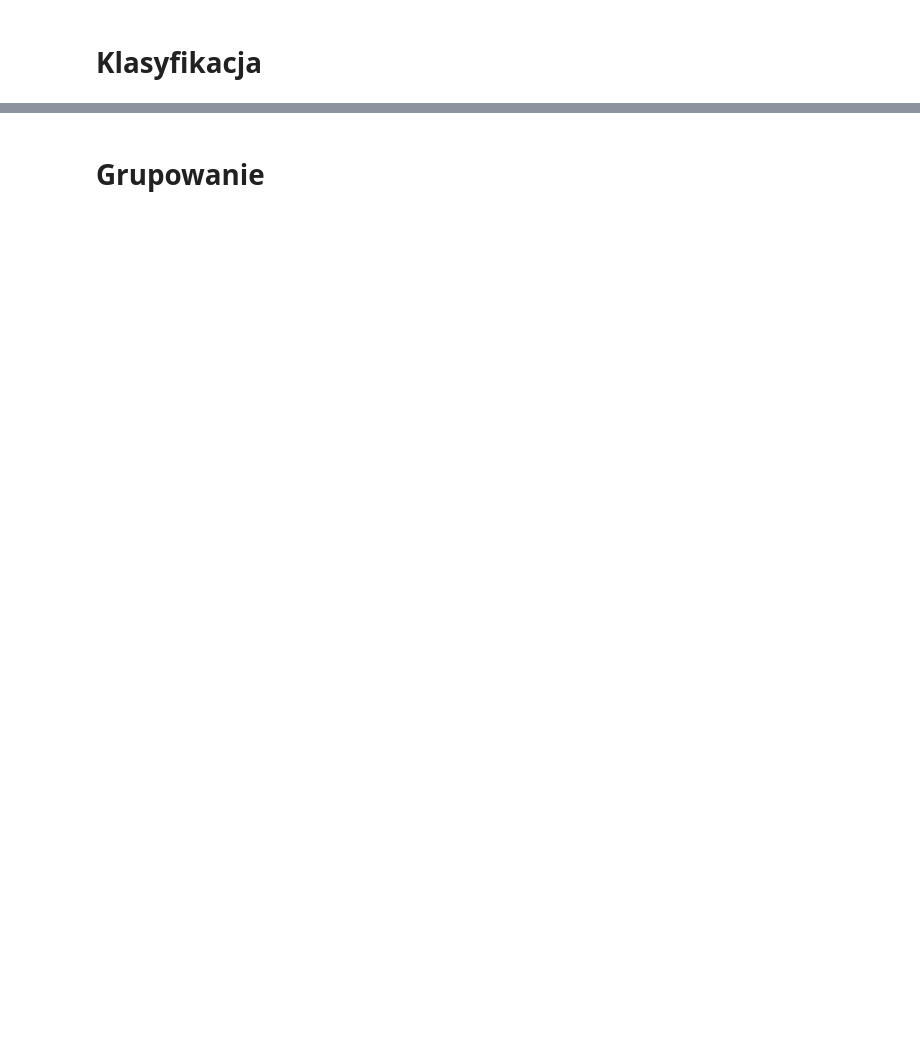
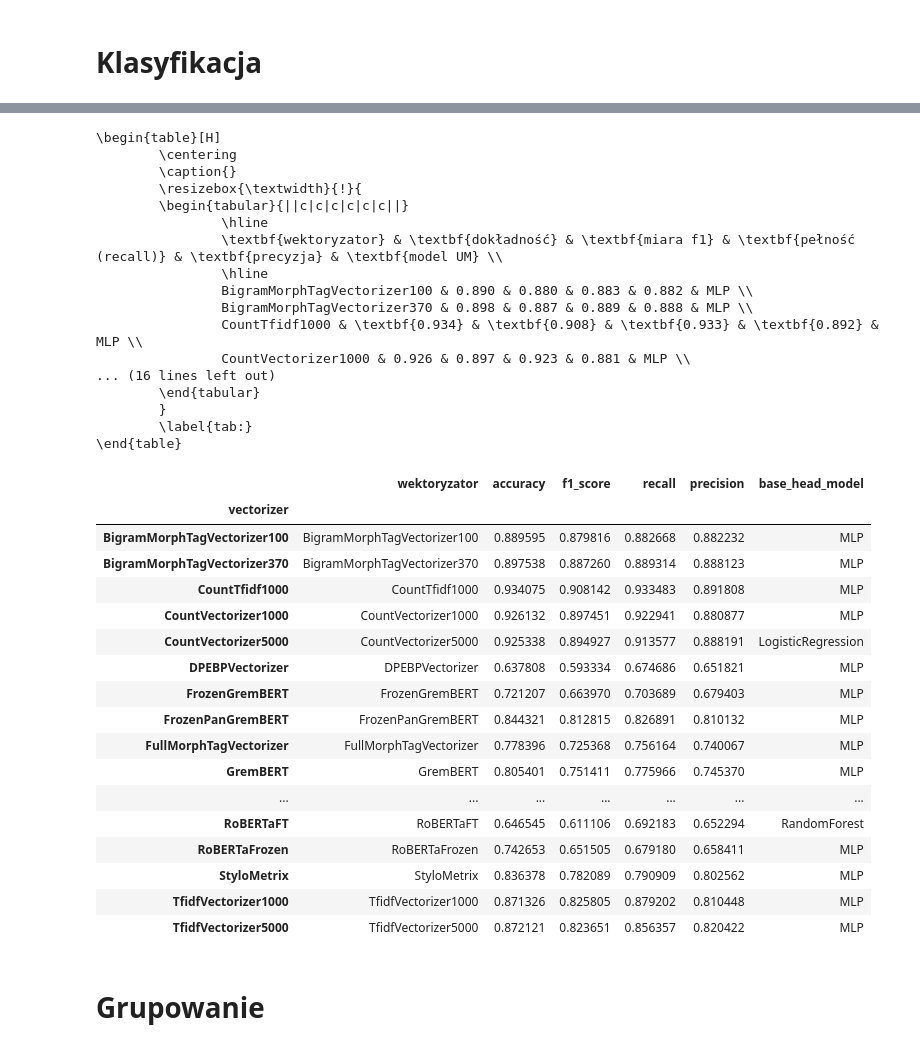
Before and after one commit to WitoldFracek/grembedding, a Jupyter notebook: notebooks/results_analysis.ipynb, the cells around one changed output, grey strips where cells are left out. Cells and saved outputs as stored; diff of their text form; code cells hidden in the pictures; blank space fills up the shorter version.

```diff
--- a/notebooks/results_analysis.ipynb
+++ b/notebooks/results_analysis.ipynb
@@ -93,20 +114,56 @@ print(groups_to_latex_table(
 # %%
 df = (
     results_df
     .classification()
     .dataset('Classics5Authors35Books')
     .data_cleaner('DummyDatacleaner')
-    .sort_values('f1_score')
+    .sort_values('f1_score', ascending=False)
     .groupby('vectorizer')
     .first()
     [['accuracy', 'f1_score', 'recall', 'precision', 'base_head_model']]
 )
 df = include_pivot_index(df, 'wektoryzator')
 print(to_latex_table(
     df,
     column_names=['wektoryzator', 'dokładność', 'miara f1', 'pełność (recall)', 'precyzja', 'model UM'],
     bold_labels=['f1_score', 'accuracy', 'recall', 'precision'],
 ))
 df.style.highlight_max(color = '#666666', axis = 0)
+# %% [output]
+\begin{table}[H]
+        \centering
+        \caption{}
+        \resizebox{\textwidth}{!}{
+        \begin{tabular}{||c|c|c|c|c|c||}
+                \hline
+                \textbf{wektoryzator} & \textbf{dokładność} & \textbf{miara f1} & \textbf{pełność (recall)} & \textbf{precyzja} & \textbf{model UM} \\
+                \hline
+                BigramMorphTagVectorizer100 & 0.890 & 0.880 & 0.883 & 0.882 & MLP \\
+                BigramMorphTagVectorizer370 & 0.898 & 0.887 & 0.889 & 0.888 & MLP \\
+                CountTfidf1000 & \textbf{0.934} & \textbf{0.908} & \textbf{0.933} & \textbf{0.892} & MLP \\
+                CountVectorizer1000 & 0.926 & 0.897 & 0.923 & 0.881 & MLP \\
+... (16 lines left out)
+        \end{tabular}
+        }
+        \label{tab:}
+\end{table}
+|  | wektoryzator | accuracy | f1_score | recall | precision | base_head_model |
+| vectorizer |  |  |  |  |  |  |
+| BigramMorphTagVectorizer100 | BigramMorphTagVectorizer100 | 0.889595 | 0.879816 | 0.882668 | 0.882232 | MLP |
+| BigramMorphTagVectorizer370 | BigramMorphTagVectorizer370 | 0.897538 | 0.887260 | 0.889314 | 0.888123 | MLP |
+| CountTfidf1000 | CountTfidf1000 | 0.934075 | 0.908142 | 0.933483 | 0.891808 | MLP |
+| CountVectorizer1000 | CountVectorizer1000 | 0.926132 | 0.897451 | 0.922941 | 0.880877 | MLP |
+| CountVectorizer5000 | CountVectorizer5000 | 0.925338 | 0.894927 | 0.913577 | 0.888191 | LogisticRegression |
+| DPEBPVectorizer | DPEBPVectorizer | 0.637808 | 0.593334 | 0.674686 | 0.651821 | MLP |
+| FrozenGremBERT | FrozenGremBERT | 0.721207 | 0.663970 | 0.703689 | 0.679403 | MLP |
+| FrozenPanGremBERT | FrozenPanGremBERT | 0.844321 | 0.812815 | 0.826891 | 0.810132 | MLP |
+| FullMorphTagVectorizer | FullMorphTagVectorizer | 0.778396 | 0.725368 | 0.756164 | 0.740067 | MLP |
+| GremBERT | GremBERT | 0.805401 | 0.751411 | 0.775966 | 0.745370 | MLP |
+| ... | ... | ... | ... | ... | ... | ... |
+| RoBERTaFT | RoBERTaFT | 0.646545 | 0.611106 | 0.692183 | 0.652294 | RandomForest |
+| RoBERTaFrozen | RoBERTaFrozen | 0.742653 | 0.651505 | 0.679180 | 0.658411 | MLP |
+| StyloMetrix | StyloMetrix | 0.836378 | 0.782089 | 0.790909 | 0.802562 | MLP |
+| TfidfVectorizer1000 | TfidfVectorizer1000 | 0.871326 | 0.825805 | 0.879202 | 0.810448 | MLP |
+| TfidfVectorizer5000 | TfidfVectorizer5000 | 0.872121 | 0.823651 | 0.856357 | 0.820422 | MLP |
 # %% [markdown]
 # Grupowanie
```
Also changed, not shown: parts of 4 cells of this notebook, 2 other files.
